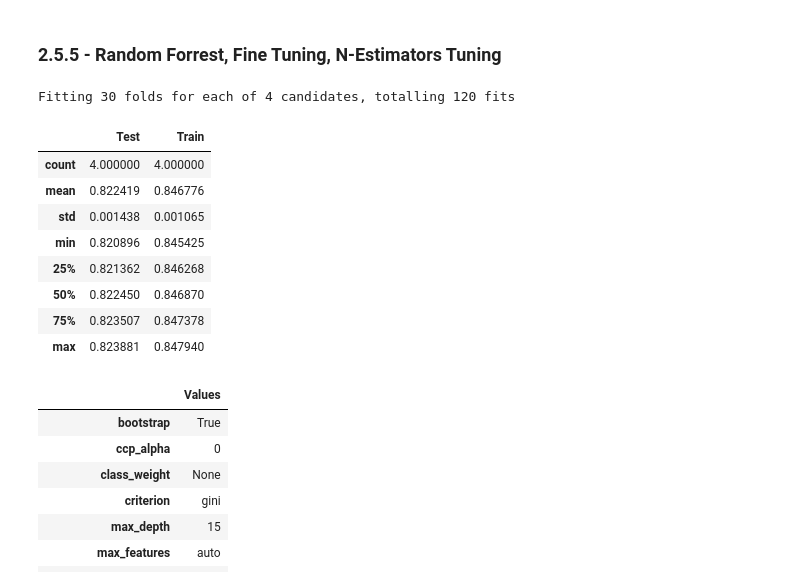
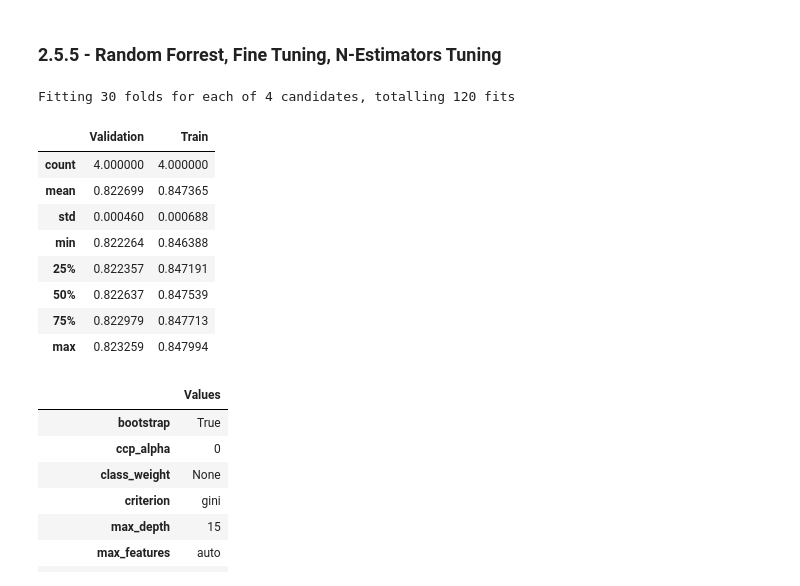
Before and after one commit to drossDS/Project-Classification-Titanic_Machine_Learning, a Jupyter notebook: Titanic Notebook-Rev3.ipynb, the cells around one changed output. Saved outputs shown, nothing was run; the diff lists cells and outputs as text; code cells hidden in the pictures.

```diff
--- a/Titanic Notebook-Rev3.ipynb
+++ b/Titanic Notebook-Rev3.ipynb
@@ -2382,43 +2382,43 @@ rfc = RandomForestClassifier(
     max_features='auto',
     min_impurity_decrease=0.0,
     bootstrap=True,
     oob_score=True,
     n_jobs=-1,
     random_state=0,
     verbose=0,
     warm_start=False,
     class_weight=0,
     ccp_alpha=0.0,
     max_samples=None)
 
 x_train3_RFC = ss.fit_transform(X)  #fit_transform the training data
 
 optoparaRFC = GridSearchCV(estimator = RandomForestClassifier(), param_grid = paragridRFC, n_jobs=-1, cv=shuff, return_train_score = True, verbose=True)
 
 optimizedRFC = optoparaRFC.fit(x_train3_RFC, ytrain3)
 
 # optimizedRFC.cv_results_
 
 test_results_RFC = optimizedRFC.cv_results_['mean_test_score']
 train_results_RFC = optimizedRFC.cv_results_['mean_train_score']
 
 resultsRFC = pd.DataFrame()
 resultsRFC = pd.DataFrame(optimizedRFC.cv_results_['mean_test_score'])
-resultsRFC.columns=['Test']
+resultsRFC.columns=['Validation']
 trainyRFC = pd.DataFrame(optimizedRFC.cv_results_['mean_train_score'])
 resultsRFC['Train'] = trainyRFC
 resultsRFC.describe()
 # %% [output]
 Fitting 30 folds for each of 4 candidates, totalling 120 fits
-|  | Test | Train |
+|  | Validation | Train |
 | count | 4.000000 | 4.000000 |
-| mean | 0.822419 | 0.846776 |
-| std | 0.001438 | 0.001065 |
-| min | 0.820896 | 0.845425 |
-| 25% | 0.821362 | 0.846268 |
-| 50% | 0.822450 | 0.846870 |
-| 75% | 0.823507 | 0.847378 |
-| max | 0.823881 | 0.847940 |
+| mean | 0.822699 | 0.847365 |
+| std | 0.000460 | 0.000688 |
+| min | 0.822264 | 0.846388 |
+| 25% | 0.822357 | 0.847191 |
+| 50% | 0.822637 | 0.847539 |
+| 75% | 0.822979 | 0.847713 |
+| max | 0.823259 | 0.847994 |
 # %%
 mod_para = optimizedRFC.best_estimator_.get_params()
 mod_para = pd.DataFrame(mod_para, index=['Values'])
```
Also changed, not shown: parts of 34 cells of this notebook.
